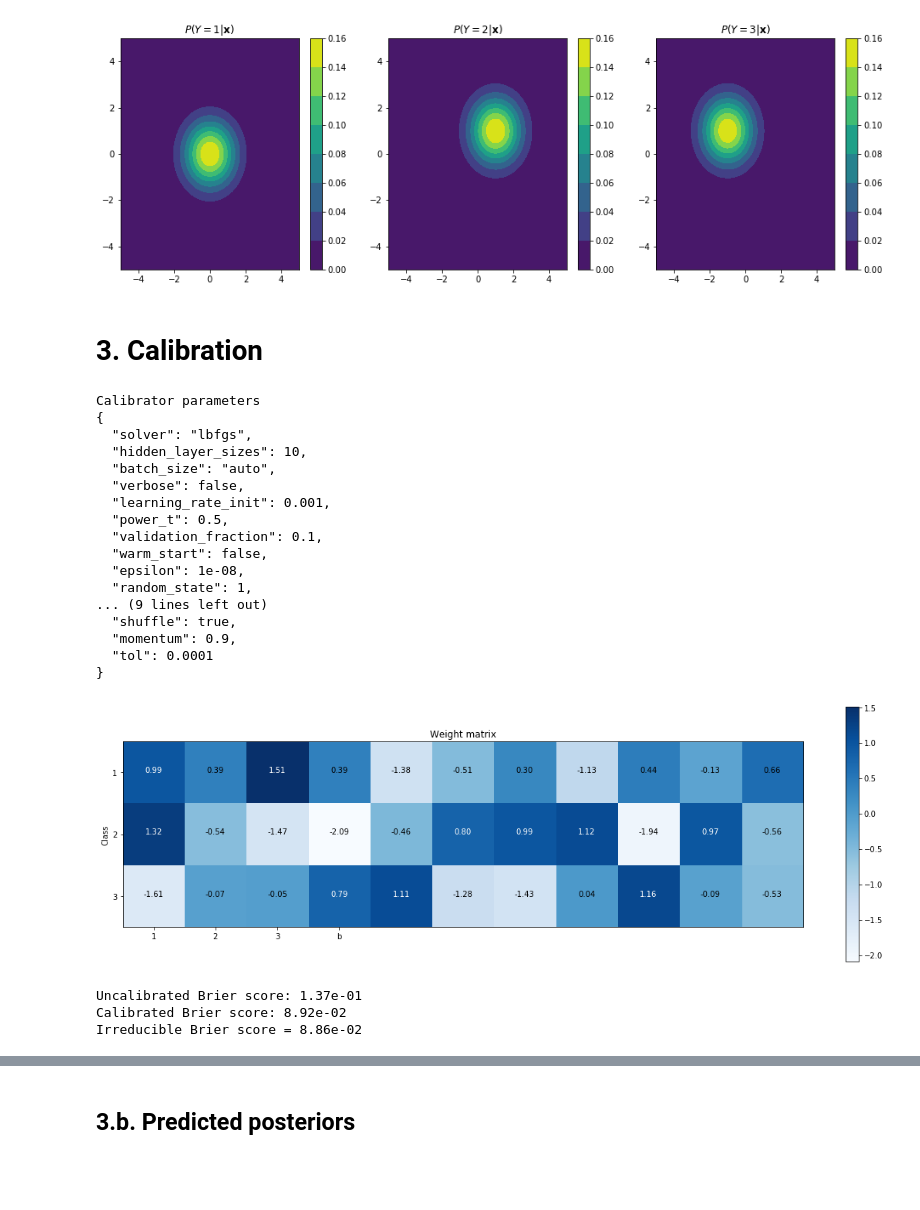
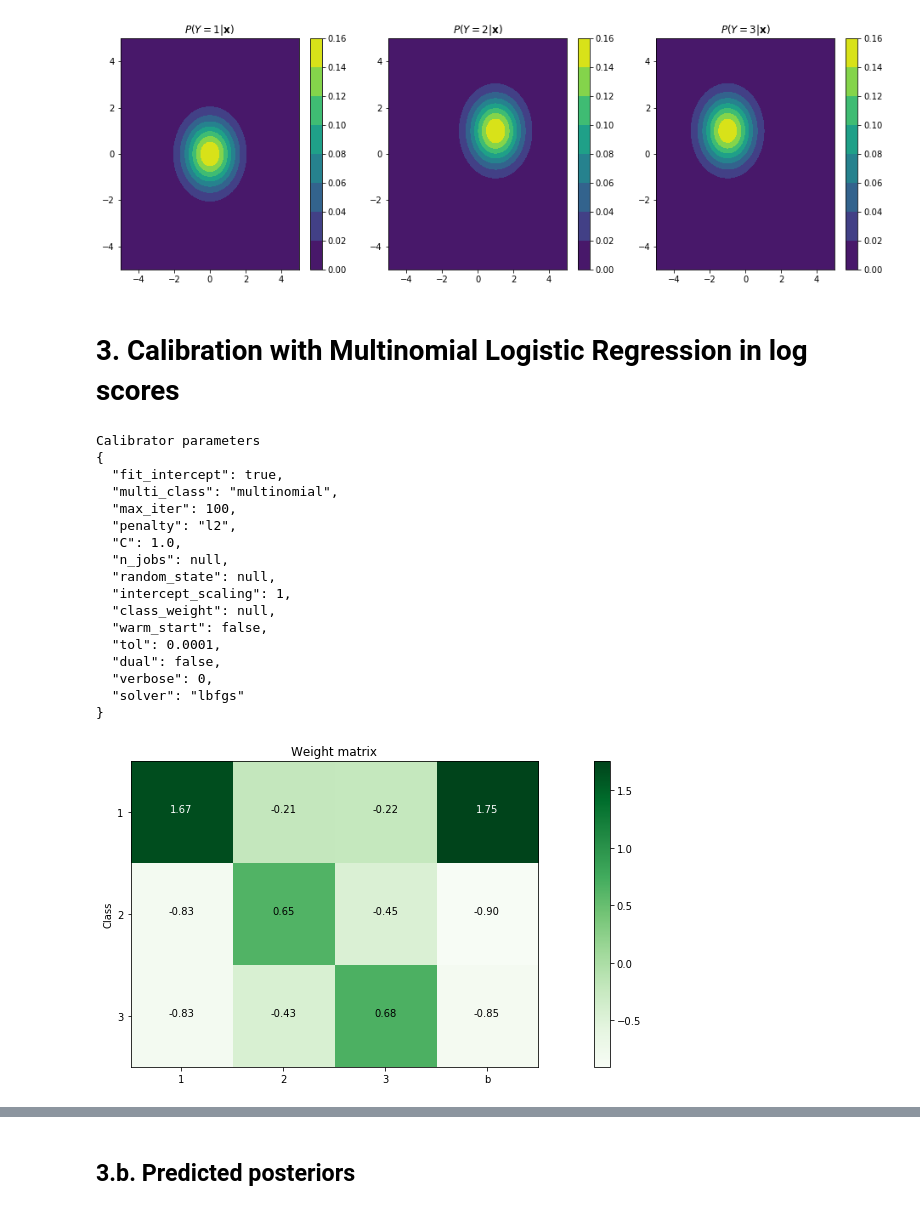
Before and after one commit to dirichletcal/experiments_neurips, a Jupyter notebook: notebooks/synthetic_data_gaussian_mixture_example.ipynb, the cells around one changed output, grey strips where cells are left out. Saved outputs shown, nothing was run; the diff lists cells and outputs as text; code cells hidden in the pictures; blank space fills up the shorter version.

Commit message:
Added test set and additional confusion matrices

```diff
--- a/notebooks/synthetic_data_gaussian_mixture_example.ipynb
+++ b/notebooks/synthetic_data_gaussian_mixture_example.ipynb
@@ -46,10 +46,18 @@ mg = MixtureDistribution(priors=prior,
                                         Gaussian([+a, +a], [[+b, -c], [-c, +b]]),
                                         Gaussian([-a, +a], [[+b, +c], [+c, +b]])])
 
+#mg = MixtureDistribution(priors=prior,
+#                         distributions=[Gaussian([-1, 0], [[1, 0.5], [0.5, 1]]),
+#                                        Gaussian([0, 0], [[1, 0.5], [0.5, 1]]),
+#                                        Gaussian([+1, 0], [[1, 0.5], [0.5, 1]])])
+
 print(mg)
 
 X, Y_bin = mg.sample(n_samples)
 Y = np.argmax(Y_bin, axis=1)
+
+X_test, Y_bin_test = mg.sample(n_samples)
+Y_test = np.argmax(Y_bin_test, axis=1)
 
 fig = plt.figure()
 ax1 = fig.add_subplot(121)
@@ -119,13 +127,13 @@ for i in [0, 1, 2]:
 from sklearn.naive_bayes import GaussianNB
 
 gnb = GaussianNB()
-y_pred = gnb.fit(X, Y).predict(X)
+Y_nb = gnb.fit(X, Y).predict(X)
 
 from sklearn.metrics import confusion_matrix
 
-cm = confusion_matrix(Y, y_pred)
+cm = confusion_matrix(Y, Y_nb)
 
-plot_confusion_matrix(cm, classes=['1', '2', '3'], title="Accuracy = {:.0f}%".format((Y == y_pred).mean()*100))
+plot_confusion_matrix(cm, classes=['1', '2', '3'], title="Accuracy = {:.0f}%".format((Y == Y_nb).mean()*100))
 # %% [output]
 [figure]
 # %% [markdown]
@@ -269,58 +277,51 @@ for i in [0, 1, 2]:
 # %% [output]
 [figure]
 # %% [markdown]
-# 3. Calibration
+# 3. Calibration with Multinomial Logistic Regression in log scores
+# %%
+P_nb = gnb.predict_proba(X)
+P_nb_test = gnb.predict_proba(X_test)
 # %%
-eps = np.finfo(p_pred.dtype).eps
-log_pred = np.log(np.clip(p_pred, eps, 1))
+eps = np.finfo(P_nb.dtype).eps
+log_P_nb = np.log(np.clip(P_nb, eps, 1))
 
-#from sklearn.linear_model import LogisticRegression
-#calibrator = LogisticRegression(C=1.0, solver='lbfgs', multi_class='multinomial').fit(log_pred, Y)
+from sklearn.linear_model import LogisticRegression
+calibrator = LogisticRegression(C=1.0, solver='lbfgs', multi_class='multinomial').fit(log_P_nb, Y)
 
-from sklearn.neural_network import MLPClassifier
-calibrator =  MLPClassifier(solver='lbfgs', alpha=1e-5,
-                            hidden_layer_sizes=(10), random_state=1).fit(log_pred, Y)
+#from sklearn.neural_network import MLPClassifier
+#calibrator =  MLPClassifier(solver='lbfgs', alpha=1e-5,
+#                            hidden_layer_sizes=(10), random_state=1).fit(log_pred, Y)
 
 print('Calibrator parameters')
 import json
 print(json.dumps(calibrator.get_params(), indent=2))
 
+log_P_nb_test = np.log(np.clip(P_nb_test, eps, 1))
 
-cal_pred = calibrator.predict_proba(log_pred)
+P_cal_test = calibrator.predict_proba(log_P_nb_test)
 
-y_pred_cal = calibrator.predict(log_pred)
+Y_cal_test = calibrator.predict(log_P_nb_test)
 
 if hasattr(calibrator, 'coef_'):
     plot_weight_matrix(calibrator.coef_, calibrator.intercept_, classes=['1', '2', '3'])
 elif hasattr(calibrator, 'coefs_'):
     plot_weight_matrix(calibrator.coefs_[-1].T, calibrator.intercepts_[-1], classes=['1', '2', '3'])
 # %% [output]
 Calibrator parameters
 {
-  "solver": "lbfgs",
-  "hidden_layer_sizes": 10,
-  "batch_size": "auto",
-  "verbose": false,
-  "learning_rate_init": 0.001,
-  "power_t": 0.5,
-  "validation_fraction": 0.1,
+  "fit_intercept": true,
+  "multi_class": "multinomial",
+  "max_iter": 100,
+  "penalty": "l2",
+  "C": 1.0,
+  "n_jobs": null,
+  "random_state": null,
+  "intercept_scaling": 1,
+  "class_weight": null,
   "warm_start": false,
-  "epsilon": 1e-08,
-  "random_state": 1,
-... (9 lines left out)
-  "shuffle": true,
-  "momentum": 0.9,
-  "tol": 0.0001
+  "tol": 0.0001,
+  "dual": false,
+  "verbose": 0,
+  "solver": "lbfgs"
 }
-[figure, old version]
+[figure, new version]
-# %%
-print('Uncalibrated Brier score: {:.2e}'.format(mean_squared_error(Y_bin, p_pred)))
-print('Calibrated Brier score: {:.2e}'.format(mean_squared_error(Y_bin, cal_pred)))
-
-true_posterior = mg.posterior(X)
-
-print('Irreducible Brier score = {:.2e}'.format(mean_squared_error(Y_bin, true_posterior)))
-# %% [output]
-Uncalibrated Brier score: 1.37e-01
-Calibrated Brier score: 8.92e-02
-Irreducible Brier score = 8.86e-02
```
Also changed, not shown: parts of 12 cells of this notebook, 1 other file.
